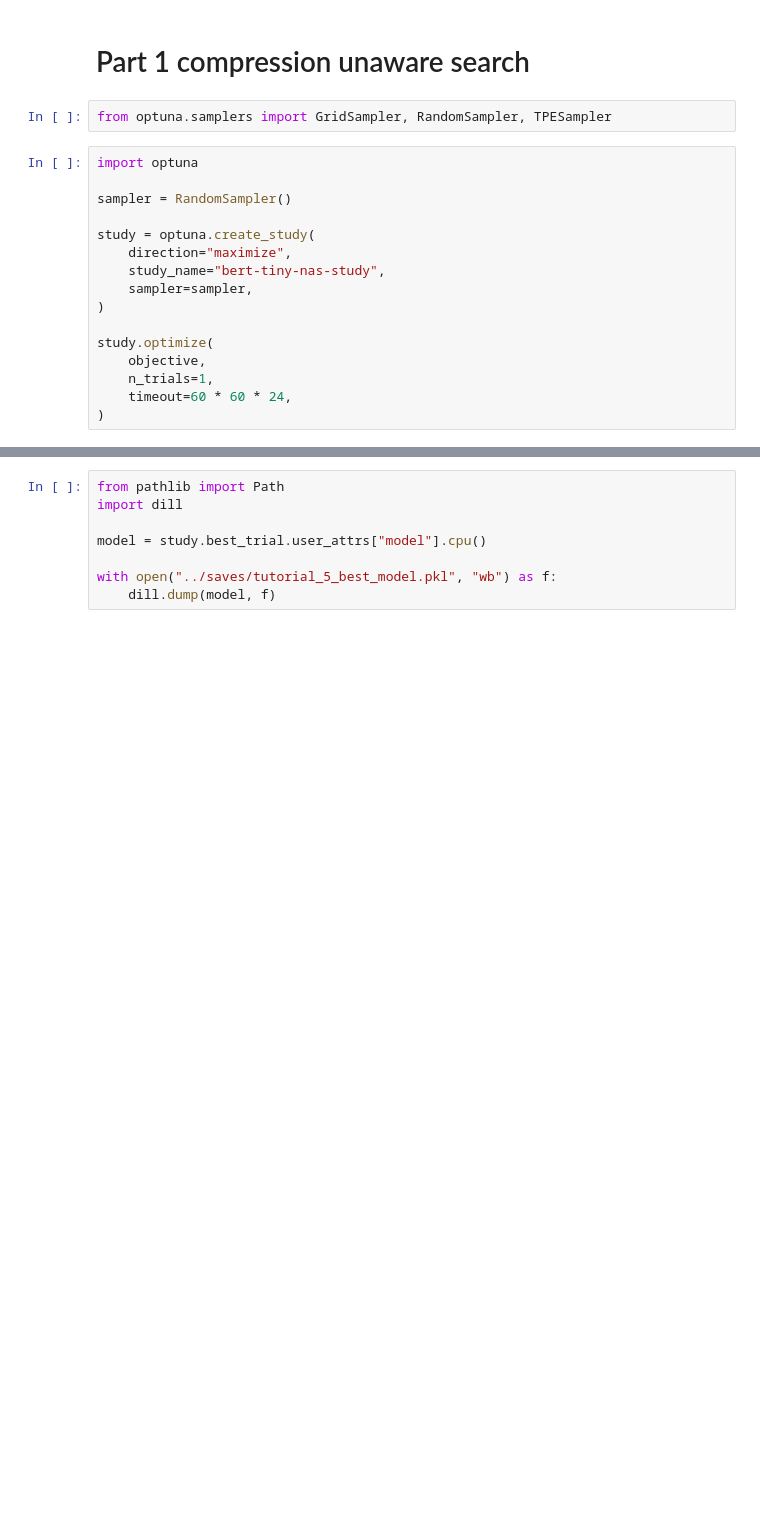
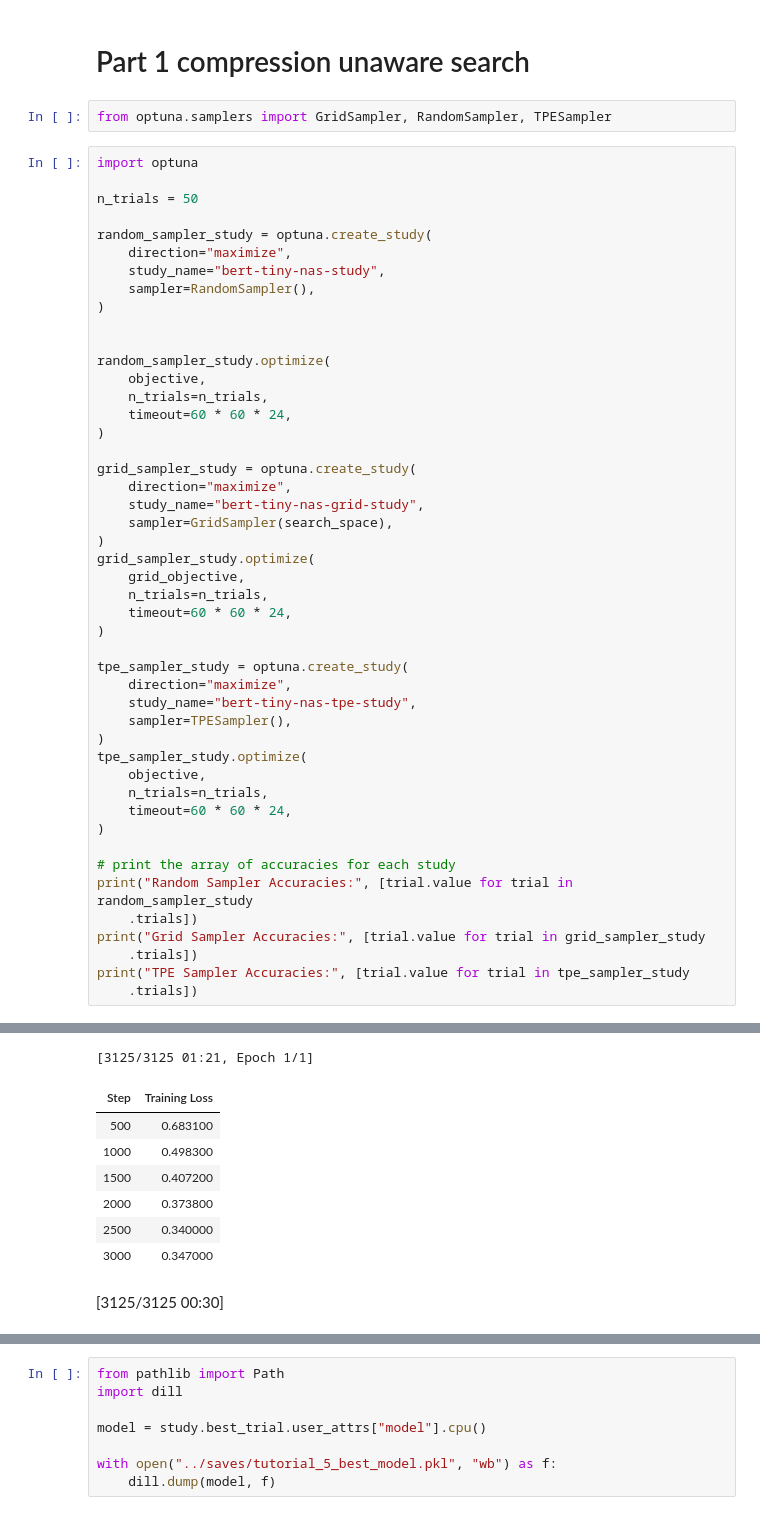
Before and after one commit to rahgun04/ELEC70109-Advanced-Deep-Learning-Systems, a Jupyter notebook: labs/Lab2.ipynb, the cells around one changed output, grey strips where cells are left out. Cells and saved outputs as stored; diff of their text form; blank space fills up the shorter version.

```diff
--- a/labs/Lab2.ipynb
+++ b/labs/Lab2.ipynb
@@ -91,16 +146,48 @@ from optuna.samplers import GridSampler, RandomSampler, TPESampler
 # %%
 import optuna
 
-sampler = RandomSampler()
+n_trials = 50
 
-study = optuna.create_study(
+random_sampler_study = optuna.create_study(
     direction="maximize",
     study_name="bert-tiny-nas-study",
-    sampler=sampler,
+    sampler=RandomSampler(),
 )
 
-study.optimize(
+
+random_sampler_study.optimize(
     objective,
-    n_trials=1,
+    n_trials=n_trials,
     timeout=60 * 60 * 24,
 )
+
+grid_sampler_study = optuna.create_study(
+    direction="maximize",
+    study_name="bert-tiny-nas-grid-study",
+    sampler=GridSampler(search_space),
+)
+grid_sampler_study.optimize(
+    grid_objective,
+    n_trials=n_trials,
+    timeout=60 * 60 * 24,
+)
+
+tpe_sampler_study = optuna.create_study(
+    direction="maximize",
+    study_name="bert-tiny-nas-tpe-study",
+    sampler=TPESampler(),
+)
+tpe_sampler_study.optimize(
+    objective,
+    n_trials=n_trials,
+    timeout=60 * 60 * 24,
+)
+
+# print the array of accuracies for each study
+print("Random Sampler Accuracies:", [trial.value for trial in random_sampler_study
+    .trials])
+print("Grid Sampler Accuracies:", [trial.value for trial in grid_sampler_study
+    .trials])
+print("TPE Sampler Accuracies:", [trial.value for trial in tpe_sampler_study
+    .trials])
+# %% [output]
@@ -106,0 +195,9 @@ study.optimize(
+[3125/3125 01:21, Epoch 1/1]
+| Step | Training Loss |
+| 500 | 0.683100 |
+| 1000 | 0.498300 |
+| 1500 | 0.407200 |
+| 2000 | 0.373800 |
+| 2500 | 0.340000 |
+| 3000 | 0.347000 |
+[3125/3125 00:30]
```
Also changed, not shown: parts of 8 cells of this notebook, 13 other files.
